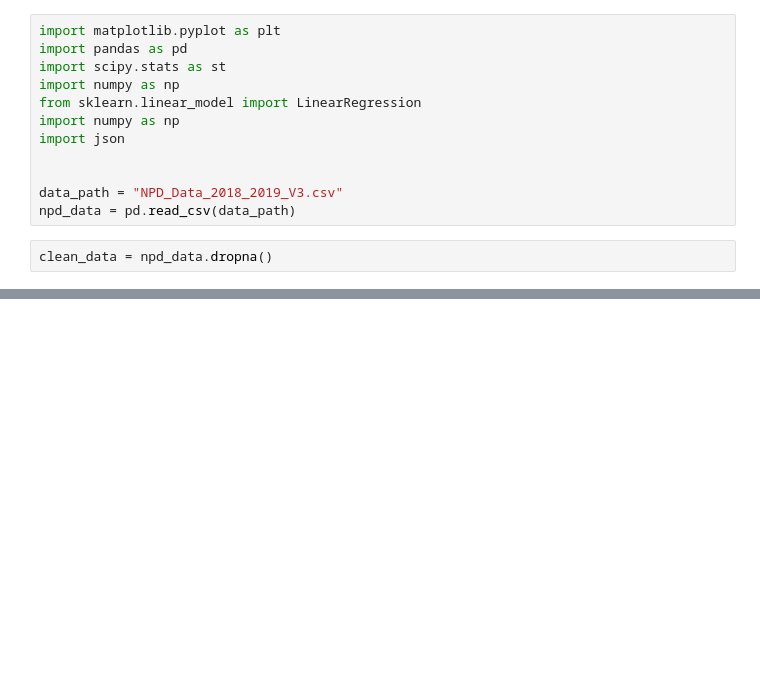
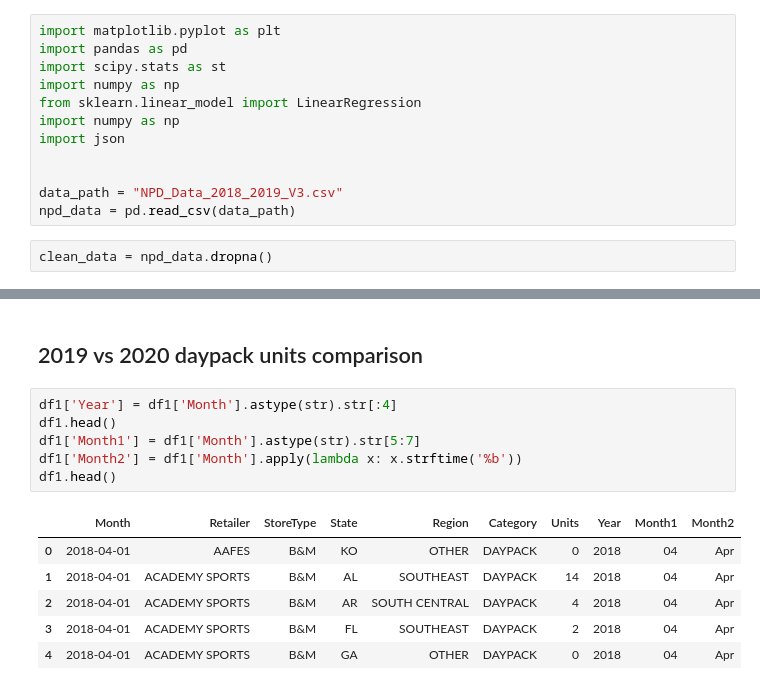
Before and after one commit to lstark85/Project1, a Jupyter notebook: starter_code.ipynb, the cells around one changed output, grey strips where cells are left out. Saved outputs shown, nothing was run; the diff lists cells and outputs as text; blank space fills up the shorter version.

```diff
--- a/starter_code.ipynb
+++ b/starter_code.ipynb
@@ -14,0 +63,15 @@ clean_data = npd_data.dropna()
+# %% [markdown]
+## 2019 vs 2020 daypack units comparison
+# %%
+df1['Year'] = df1['Month'].astype(str).str[:4]
+df1.head()
+df1['Month1'] = df1['Month'].astype(str).str[5:7]
+df1['Month2'] = df1['Month'].apply(lambda x: x.strftime('%b'))
+df1.head()
+# %% [output]
+|  | Month | Retailer | StoreType | State | Region | Category | Units | Year | Month1 | Month2 |
+| 0 | 2018-04-01 | AAFES | B&M | KO | OTHER | DAYPACK | 0 | 2018 | 04 | Apr |
+| 1 | 2018-04-01 | ACADEMY SPORTS | B&M | AL | SOUTHEAST | DAYPACK | 14 | 2018 | 04 | Apr |
+| 2 | 2018-04-01 | ACADEMY SPORTS | B&M | AR | SOUTH CENTRAL | DAYPACK | 4 | 2018 | 04 | Apr |
+| 3 | 2018-04-01 | ACADEMY SPORTS | B&M | FL | SOUTHEAST | DAYPACK | 2 | 2018 | 04 | Apr |
+| 4 | 2018-04-01 | ACADEMY SPORTS | B&M | GA | OTHER | DAYPACK | 0 | 2018 | 04 | Apr |
```
Also changed, not shown: parts of 7 cells of this notebook.
